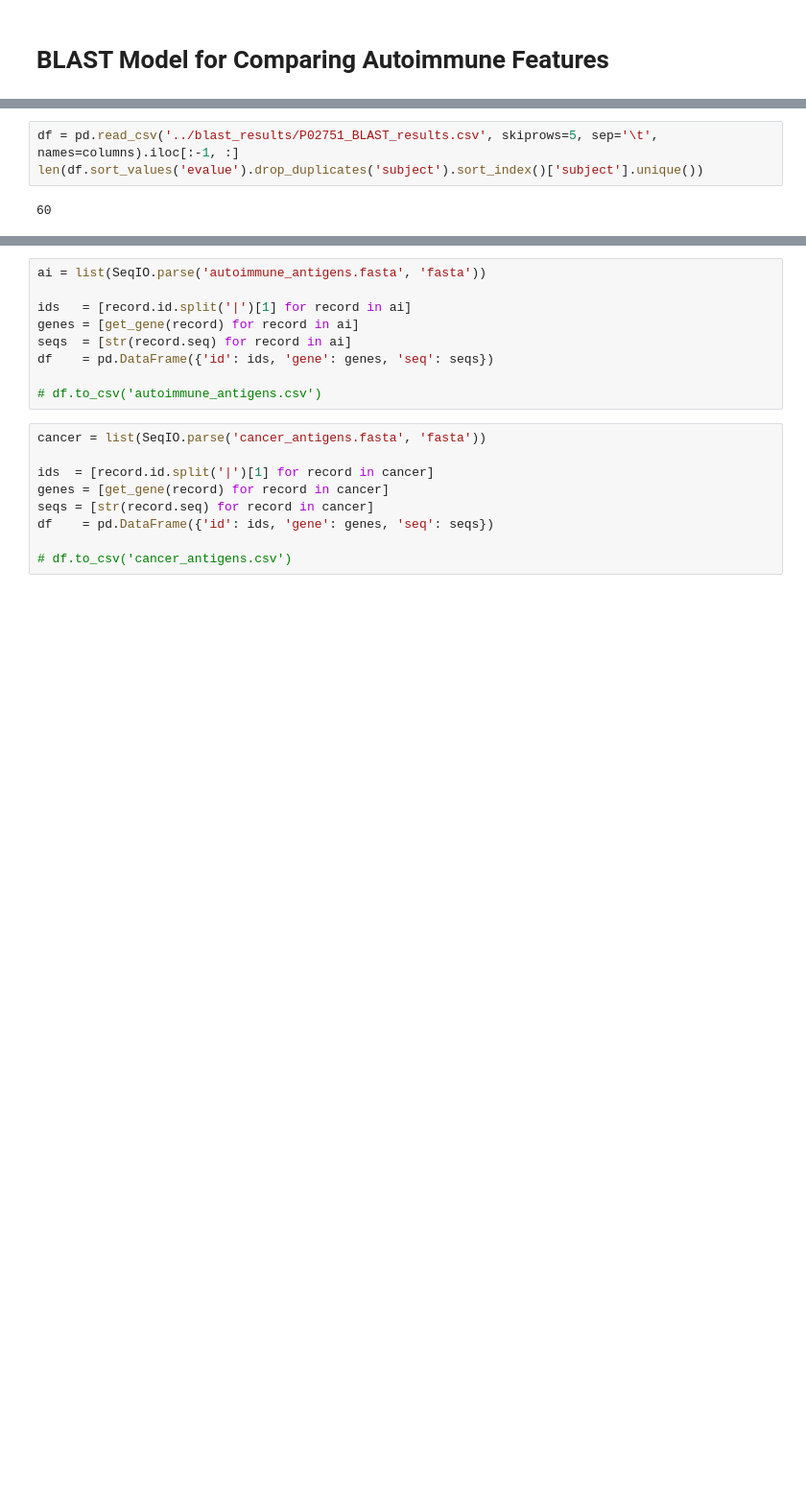
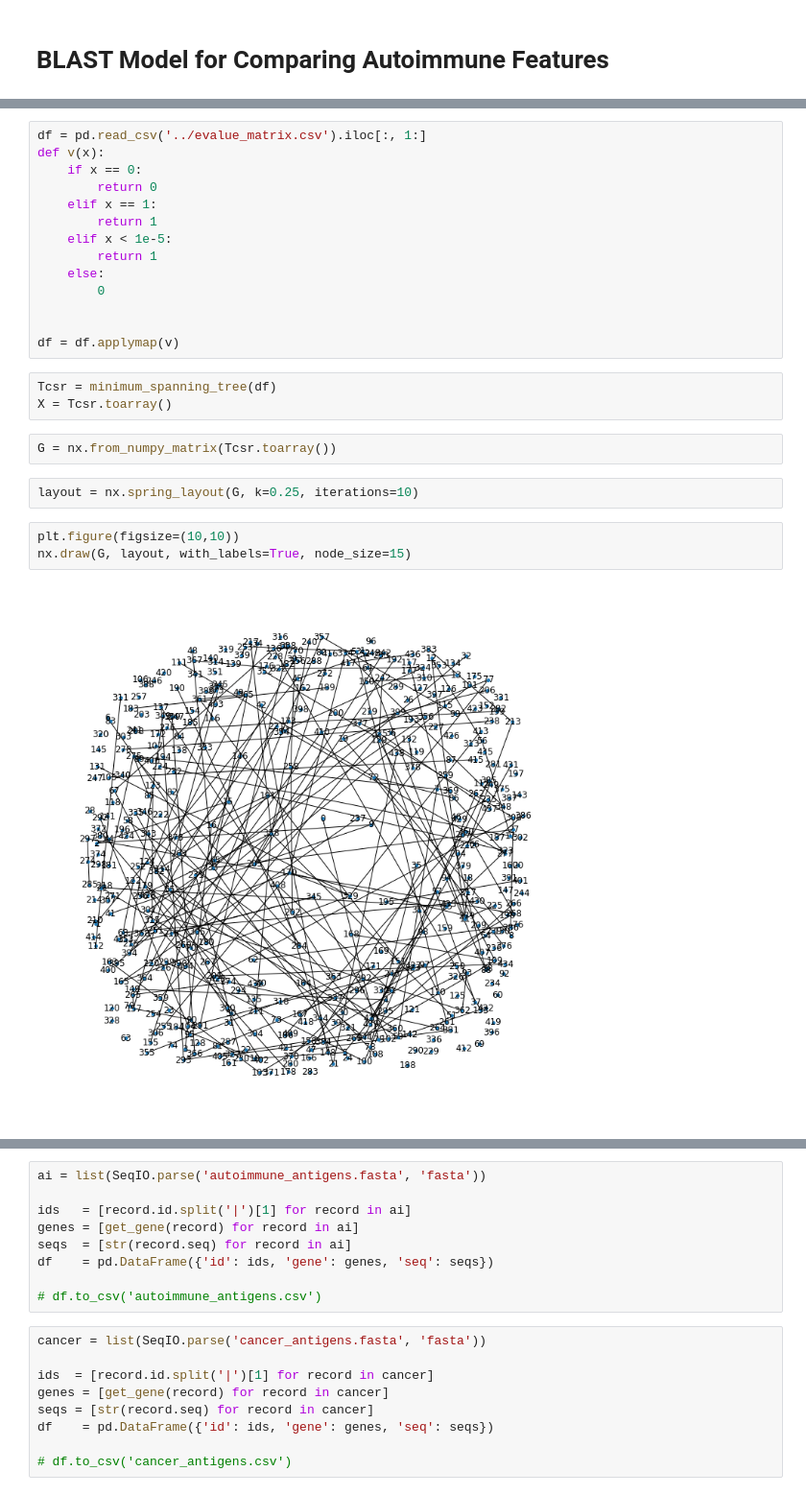
Before and after one commit to danielmarrama/autoimmune_antigens, a Jupyter notebook: notebooks/blast.ipynb, the cells around one changed output, grey strips where cells are left out. Shown at 96% size. Cells and saved outputs as stored; diff of their text form; blank space fills up the shorter version.

Commit message:
binary matrix

```diff
--- a/notebooks/blast.ipynb
+++ b/notebooks/blast.ipynb
@@ -57,5 +29,26 @@ df.to_csv('evalue_matrix.csv')
-# %%
-df = pd.read_csv('../blast_results/P02751_BLAST_results.csv', skiprows=5, sep='\t', names=columns).iloc[:-1, :]
-len(df.sort_values('evalue').drop_duplicates('subject').sort_index()['subject'].unique())
-# %% [output]
-60
+# %%
+df = pd.read_csv('../evalue_matrix.csv').iloc[:, 1:]
+def v(x):
+    if x == 0:
+        return 0
+    elif x == 1:
+        return 1
+    elif x < 1e-5:
+        return 1
+    else:
+        0
+
+
+df = df.applymap(v)
+# %%
+Tcsr = minimum_spanning_tree(df)
+X = Tcsr.toarray()
+# %%
+G = nx.from_numpy_matrix(Tcsr.toarray())
+# %%
+layout = nx.spring_layout(G, k=0.25, iterations=10)
+# %%
+plt.figure(figsize=(10,10))
+nx.draw(G, layout, with_labels=True, node_size=15)
+# %% [output]
+[figure, added]
```
Also changed, not shown: parts of 8 cells of this notebook, 1 other file.
